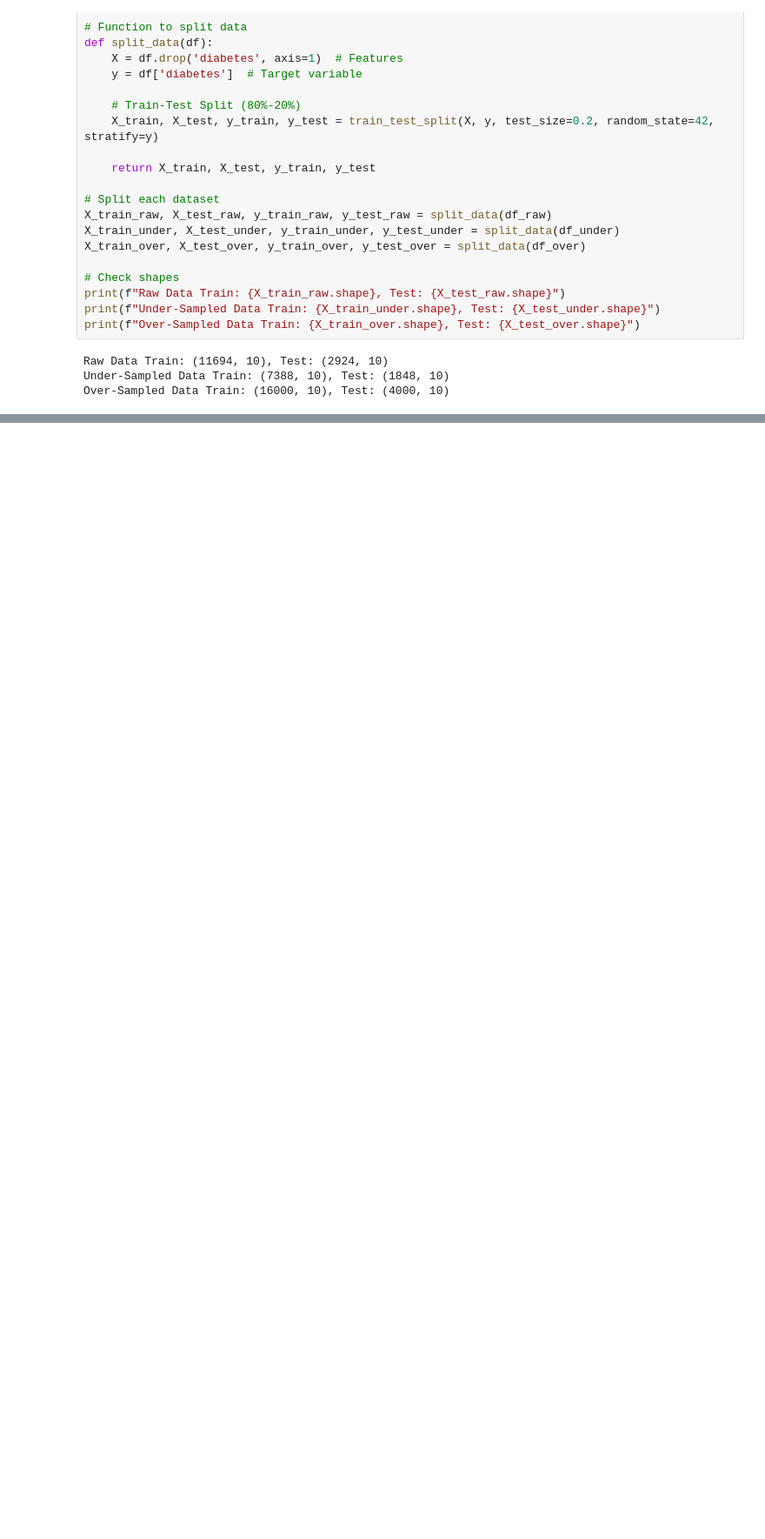
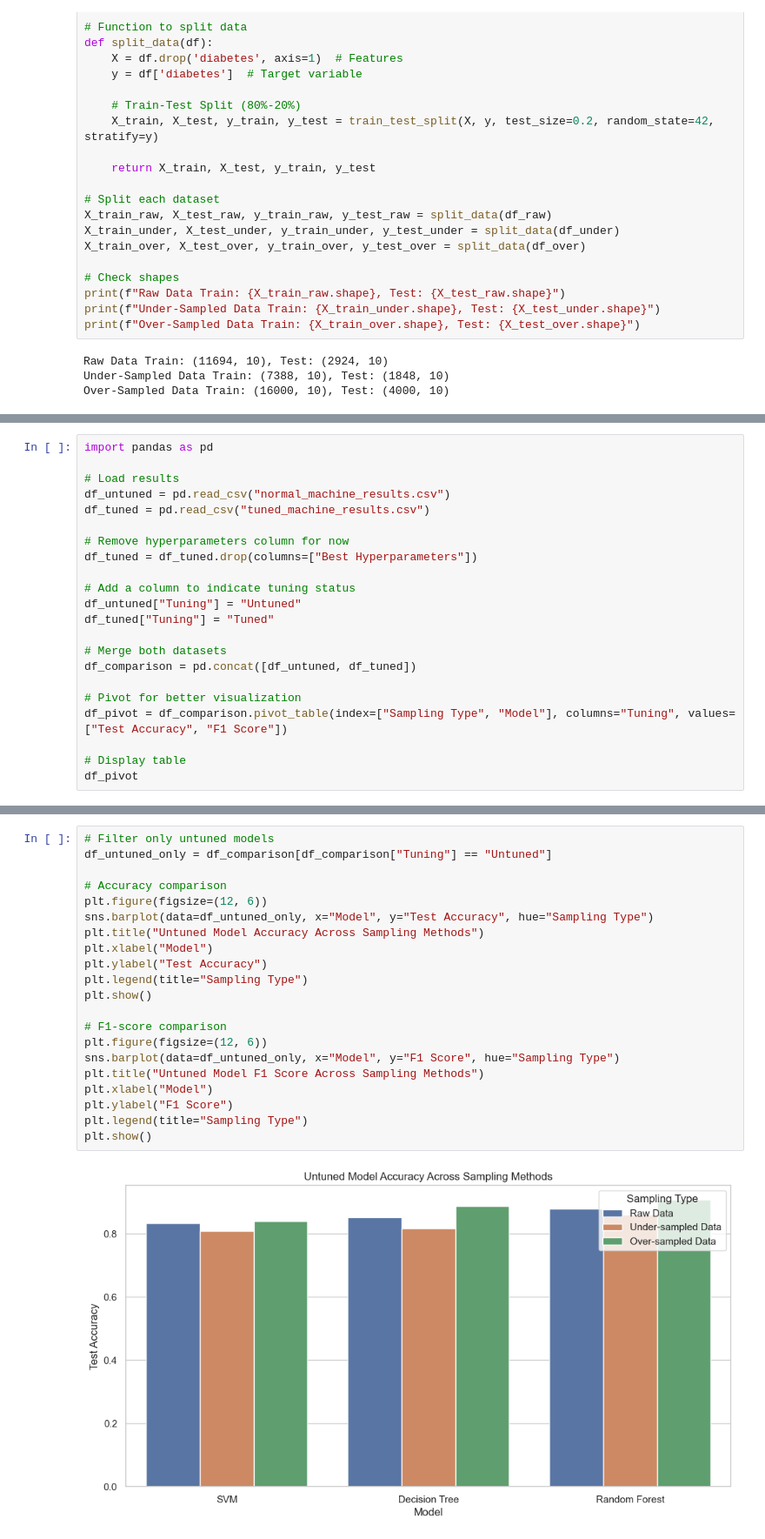
Before and after one commit to nangdypanhar/DataScienceProject, a Jupyter notebook: train_model/train_model.ipynb, the cells around one changed output, grey strips where cells are left out. Shown: that part at 87% size. Cells and saved outputs as stored; diff of their text form; blank space fills up the shorter version.

```diff
--- a/train_model/train_model.ipynb
+++ b/train_model/train_model.ipynb
@@ -472,0 +454,22 @@ max_depth → Prevents overfitting.
+# %%
+import pandas as pd
+
+# Load results
+df_untuned = pd.read_csv("normal_machine_results.csv")
+df_tuned = pd.read_csv("tuned_machine_results.csv")
+
+# Remove hyperparameters column for now
+df_tuned = df_tuned.drop(columns=["Best Hyperparameters"])
+
+# Add a column to indicate tuning status
+df_untuned["Tuning"] = "Untuned"
+df_tuned["Tuning"] = "Tuned"
+
+# Merge both datasets
+df_comparison = pd.concat([df_untuned, df_tuned])
+
+# Pivot for better visualization
+df_pivot = df_comparison.pivot_table(index=["Sampling Type", "Model"], columns="Tuning", values=["Test Accuracy", "F1 Score"])
+
+# Display table
+df_pivot
@@ -532,0 +538,23 @@ plt.show()
+# %%
+# Filter only untuned models
+df_untuned_only = df_comparison[df_comparison["Tuning"] == "Untuned"]
+
+# Accuracy comparison
+plt.figure(figsize=(12, 6))
+sns.barplot(data=df_untuned_only, x="Model", y="Test Accuracy", hue="Sampling Type")
+plt.title("Untuned Model Accuracy Across Sampling Methods")
+plt.xlabel("Model")
+plt.ylabel("Test Accuracy")
+plt.legend(title="Sampling Type")
+plt.show()
+
+# F1-score comparison
+plt.figure(figsize=(12, 6))
+sns.barplot(data=df_untuned_only, x="Model", y="F1 Score", hue="Sampling Type")
+plt.title("Untuned Model F1 Score Across Sampling Methods")
+plt.xlabel("Model")
+plt.ylabel("F1 Score")
+plt.legend(title="Sampling Type")
+plt.show()
+# %% [output]
+[figure, added]
```
Also changed, not shown: parts of 32 cells of this notebook, 6 other files.
